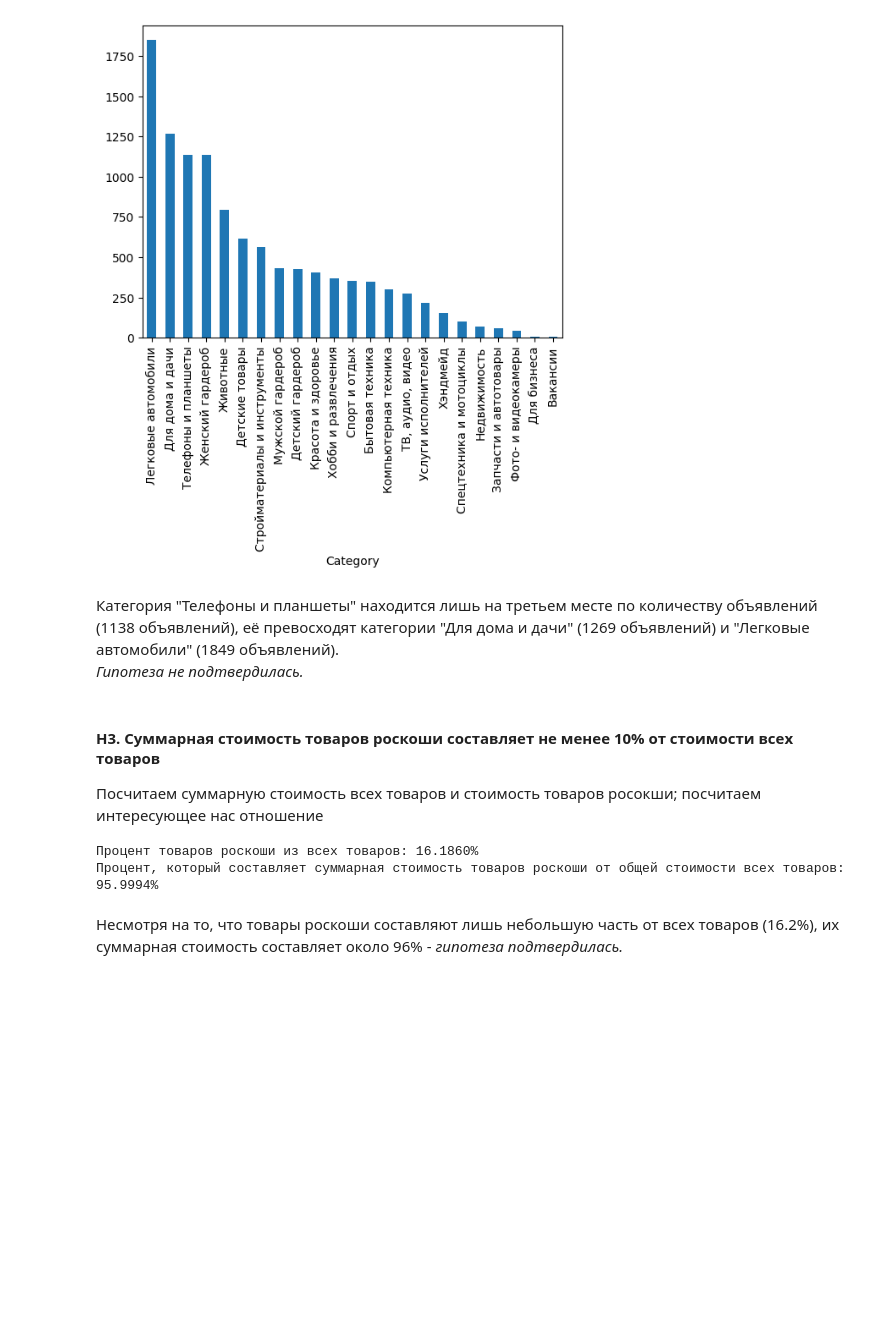
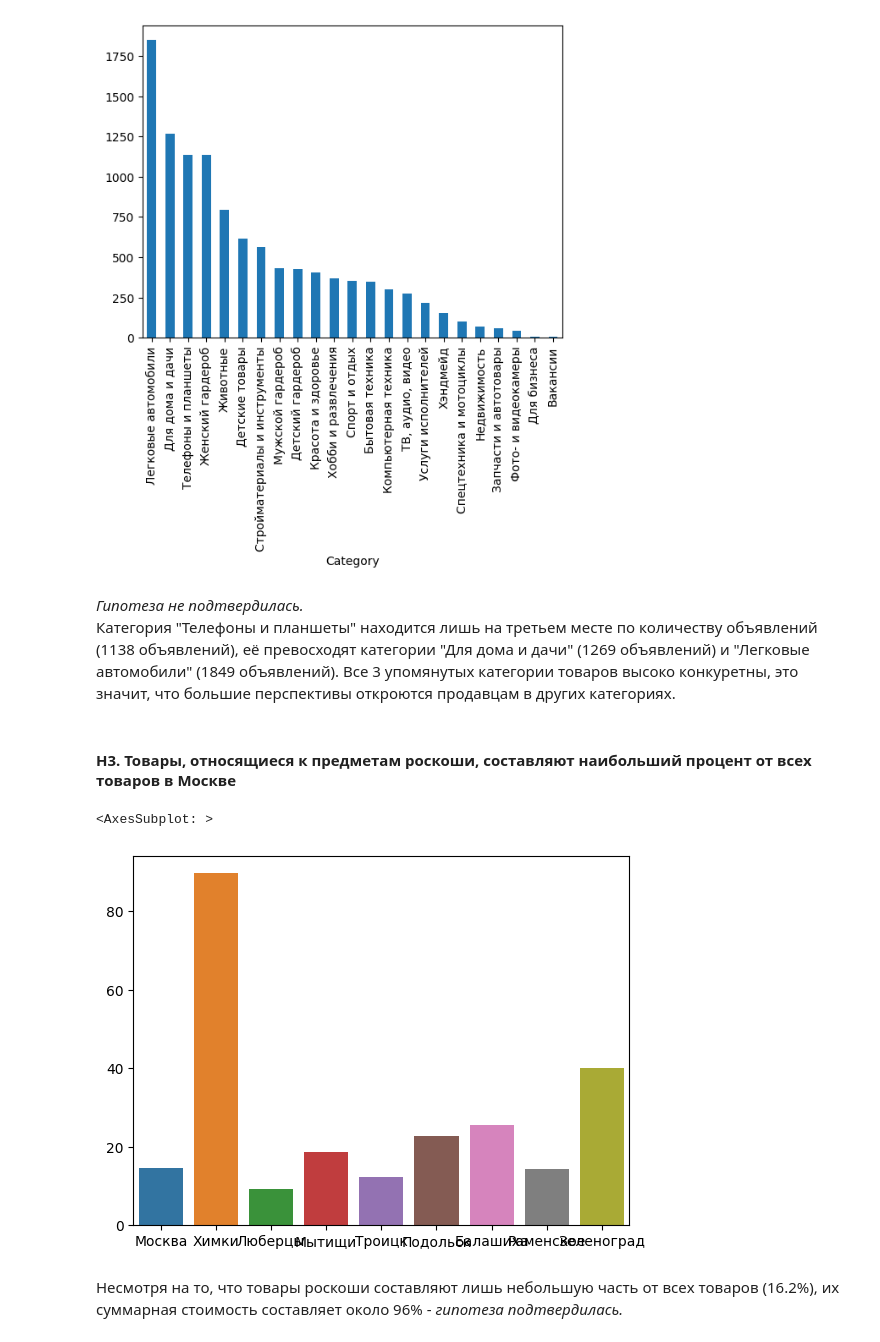
Before and after one commit to LysinKirill/ProjectNIS, a Jupyter notebook: project.ipynb, the cells around one changed output. Cells and saved outputs as stored; diff of their text form; code cells hidden in the pictures; blank space fills up the shorter version.

```diff
--- a/project.ipynb
+++ b/project.ipynb
@@ -495,19 +497,35 @@ Category
 dtype: int64
 [figure]
 # %% [markdown]
-Категория "Телефоны и планшеты" находится лишь на третьем месте по количеству объявлений (1138 объявлений), её превосходят категории "Для дома и дачи" (1269 объявлений) и "Легковые автомобили" (1849 объявлений).
-<i>Гипотеза не подтвердилась.</i>
+<i>Гипотеза не подтвердилась.</i><br>
+Категория "Телефоны и планшеты" находится лишь на третьем месте по количеству объявлений (1138 объявлений), её превосходят категории "Для дома и дачи" (1269 объявлений) и "Легковые автомобили" (1849 объявлений). Все 3 упомянутых категории товаров высоко конкуретны, это значит, что большие перспективы откроются продавцам в других категориях.
 # %% [markdown]
-<h4><b>H3. </b>Суммарная стоимость товаров роскоши составляет не менее 10% от стоимости всех товаров</h4>
-Посчитаем суммарную стоимость всех товаров и стоимость товаров росокши; посчитаем интересующее нас отношение
+<h4><b>H3. </b>Товары, относящиеся к предметам роскоши, составляют наибольший процент от всех товаров в Москве</h4>
 # %%
-total_sum = df["Price"].sum()
-luxuries = df[df["Price_range"] == "luxury"]
-print(f"Процент товаров роскоши из всех товаров: {luxuries.shape[0]/df.shape[0]*100:.4f}%")
-print(f"Процент, который составляет суммарная стоимость товаров роскоши от общей стоимости всех товаров: {luxuries['Price'].sum()/ total_sum * 100:.4f}%")
+pd.options.mode.chained_assignment = None
+dfRegion = df.dropna(subset=["Region"])
+dfRegion["Region"] = dfRegion["Region"].map(lambda x: "Москва" if ("Москва" in x) else x)
+
+# Будем рассматривать регионы, в которых есть хотя бы  объявлений
+multipleOccurences = []
+luxuryPercent = []
+temp = {}
+for i in dfRegion["Region"].unique():
+    if(dfRegion.Region.value_counts()[i] > 20):
+        #multipleOccurences.append(i)
+        luxuryCount = dfRegion[(dfRegion["Price_range"] == "luxury") & (dfRegion["Region"] == i)].shape[0]
+        totalCount = dfRegion[(dfRegion["Region"] == i)].shape[0]
+        #luxuryPercent.append(luxuryCount / totalCount * 100)
+        temp[i] = [luxuryCount / totalCount * 100]
+
+#for i, j in zip(multipleOccurences, luxuryPercent):
+#    print(f"{i}: {j:.3f}%")
+#sns.barplot(zip(multipleOccurences, luxuryPercent))
+tempDf = pd.DataFrame(temp)
+sns.barplot(tempDf)
 # %% [output]
-Процент товаров роскоши из всех товаров: 16.1860%
-Процент, который составляет суммарная стоимость товаров роскоши от общей стоимости всех товаров: 95.9994%
+<AxesSubplot: >
+[figure, added]
 # %% [markdown]
 Несмотря на то, что товары роскоши составляют лишь небольшую часть от всех товаров (16.2%), их суммарная стоимость составляет около 96% - <i>гипотеза подтвердилась.</i>
 # %% [markdown]
```
Also changed, not shown: parts of 9 cells of this notebook.
